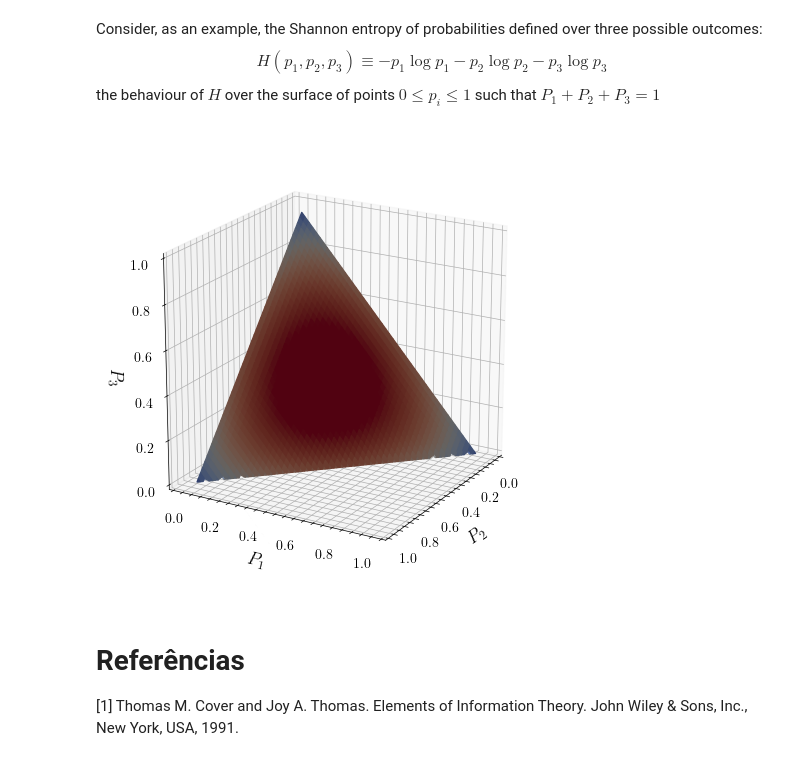
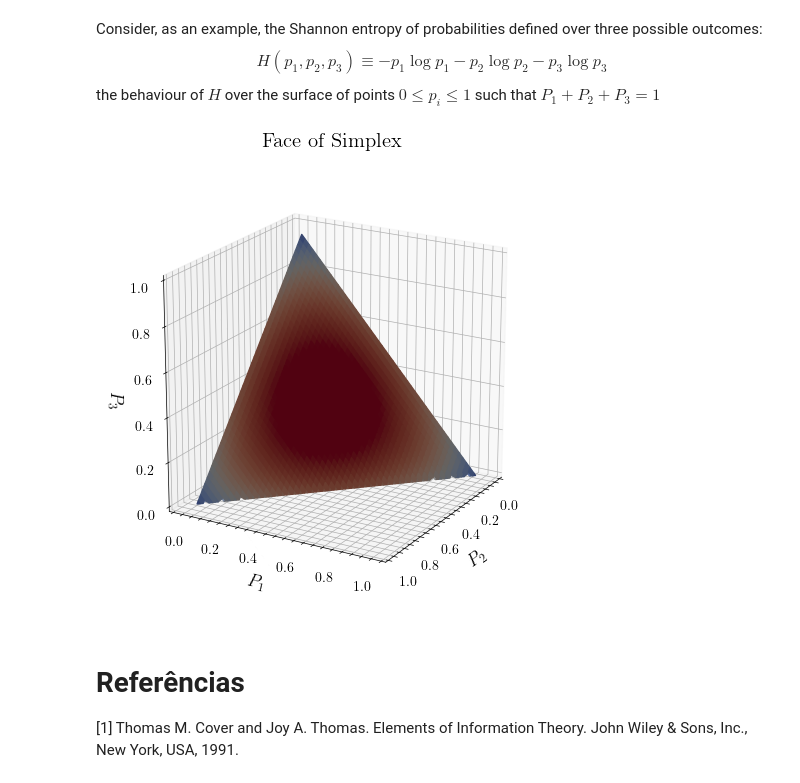
Before and after one commit to silasabs/TIC, a Jupyter notebook: 1. Intro Entropy.ipynb, the cells around one changed output. Cells and saved outputs as stored; diff of their text form; code cells hidden in the pictures.

```diff
--- a/1. Intro Entropy.ipynb
+++ b/1. Intro Entropy.ipynb
@@ -72,6 +72,8 @@ def entropy(pi, base='bits'):
         return -np.sum(pi * np.log2(pi))
     elif base == 'nat':
         return -np.sum(pi * np.log(pi))
+    else:
+        raise ValueError('logarithmic base defined incorrectly')
 # %% [markdown]
 ### Problem 01
 # %% [markdown]
@@ -167,34 +169,35 @@ from matplotlib import cm
 # Define os limites e a região implícita
 x = np.linspace(0, 1, 100)
 y = np.linspace(0, 1, 100)
 X, Y = np.meshgrid(x, y)
 Z = 1 - X - Y
 
 # Mask for valid region
 mask = (X >= 0) & (Y >= 0) & (X + Y <= 1)
 Z = np.where(mask, Z, np.nan)
 
 # Calculate colors based on entropy
 colors = np.zeros(Z.shape)
 for i in range(Z.shape[0]):
     for j in range(Z.shape[1]):
         if mask[i, j]:
             colors[i, j] = entropy([X[i, j], Y[i, j], Z[i, j]], base='nat')
 
 # Plot 3D
 fig = plt.figure(figsize=(7, 6))
 ax = fig.add_subplot(111, projection='3d')
 
 # Colorized surface
 surf = ax.plot_surface(X, Y, Z, facecolors=cm.coolwarm(colors), antialiased=True)
 
 ax.set_xlabel('$P_2$', fontsize=13)
 ax.set_ylabel('$P_1$', fontsize=13)
 ax.set_zlabel('$P_3$', fontsize=13)
+ax.set_title('Face of Simplex', fontsize=15)
 ax.set_box_aspect([1, 1, 1], zoom=0.90)
 ax.view_init(elev=20, azim=30)
 # %% [output]
-[figure, old version]
+[figure, new version]
 # %% [markdown]
 # Referências
 
```
